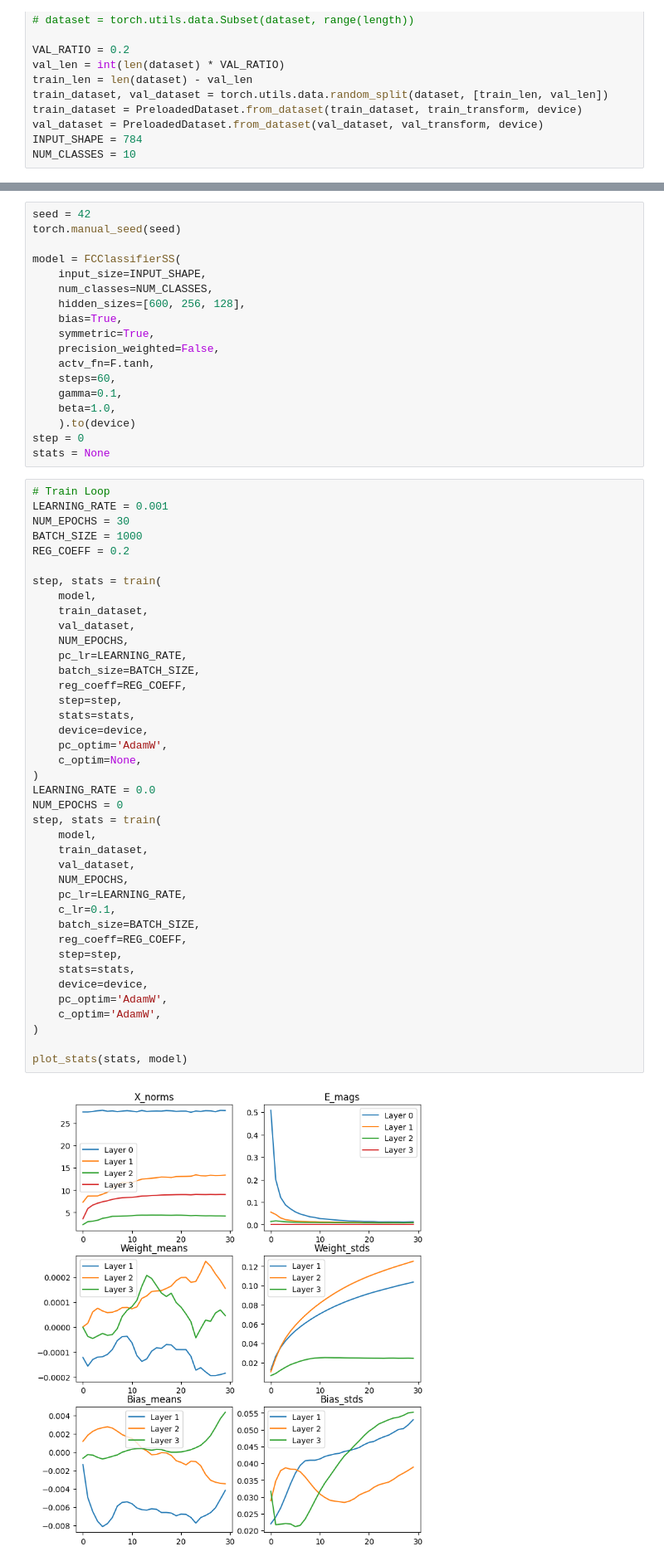
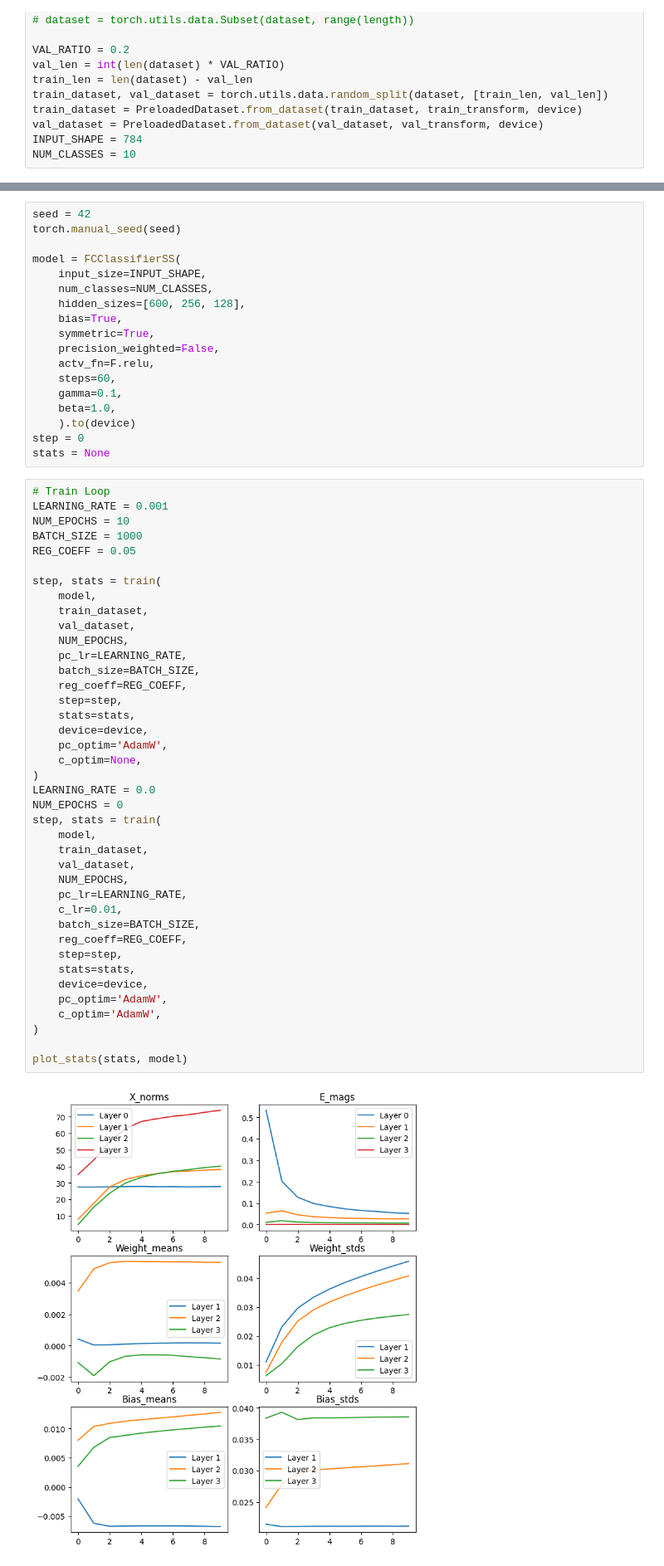
Before and after one commit to joeagriffith/pclib, a Jupyter notebook: examples/mnist/mnist_fc_ss.ipynb, the cells around one changed output, grey strips where cells are left out. Shown at 83% size. Cells and saved outputs as stored; diff of their text form.

```diff
--- a/examples/mnist/mnist_fc_ss.ipynb
+++ b/examples/mnist/mnist_fc_ss.ipynb
@@ -99,7 +99,7 @@ model = FCClassifierSS(
     bias=True,
     symmetric=True,
     precision_weighted=False,
-    actv_fn=F.tanh,
+    actv_fn=F.relu,
     steps=60,
     gamma=0.1,
     beta=1.0,
@@ -109,9 +109,9 @@ stats = None
 # %%
 # Train Loop
 LEARNING_RATE = 0.001
-NUM_EPOCHS = 30
+NUM_EPOCHS = 10
 BATCH_SIZE = 1000
-REG_COEFF = 0.2
+REG_COEFF = 0.05
 
 step, stats = train(
     model,
@@ -119,32 +119,32 @@ step, stats = train(
     val_dataset,
     NUM_EPOCHS,
     pc_lr=LEARNING_RATE,
     batch_size=BATCH_SIZE,
     reg_coeff=REG_COEFF,
     step=step,
     stats=stats,
     device=device,
     pc_optim='AdamW',
     c_optim=None,
 )
 LEARNING_RATE = 0.0
 NUM_EPOCHS = 0
 step, stats = train(
     model,
     train_dataset,
     val_dataset,
     NUM_EPOCHS,
     pc_lr=LEARNING_RATE,
-    c_lr=0.1,
+    c_lr=0.01,
     batch_size=BATCH_SIZE,
     reg_coeff=REG_COEFF,
     step=step,
     stats=stats,
     device=device,
     pc_optim='AdamW',
     c_optim='AdamW',
 )
 
 plot_stats(stats, model)
 # %% [output]
-[figure, old version]
+[figure, new version]
```
Also changed, not shown: parts of 7 cells of this notebook, 20 other files.
